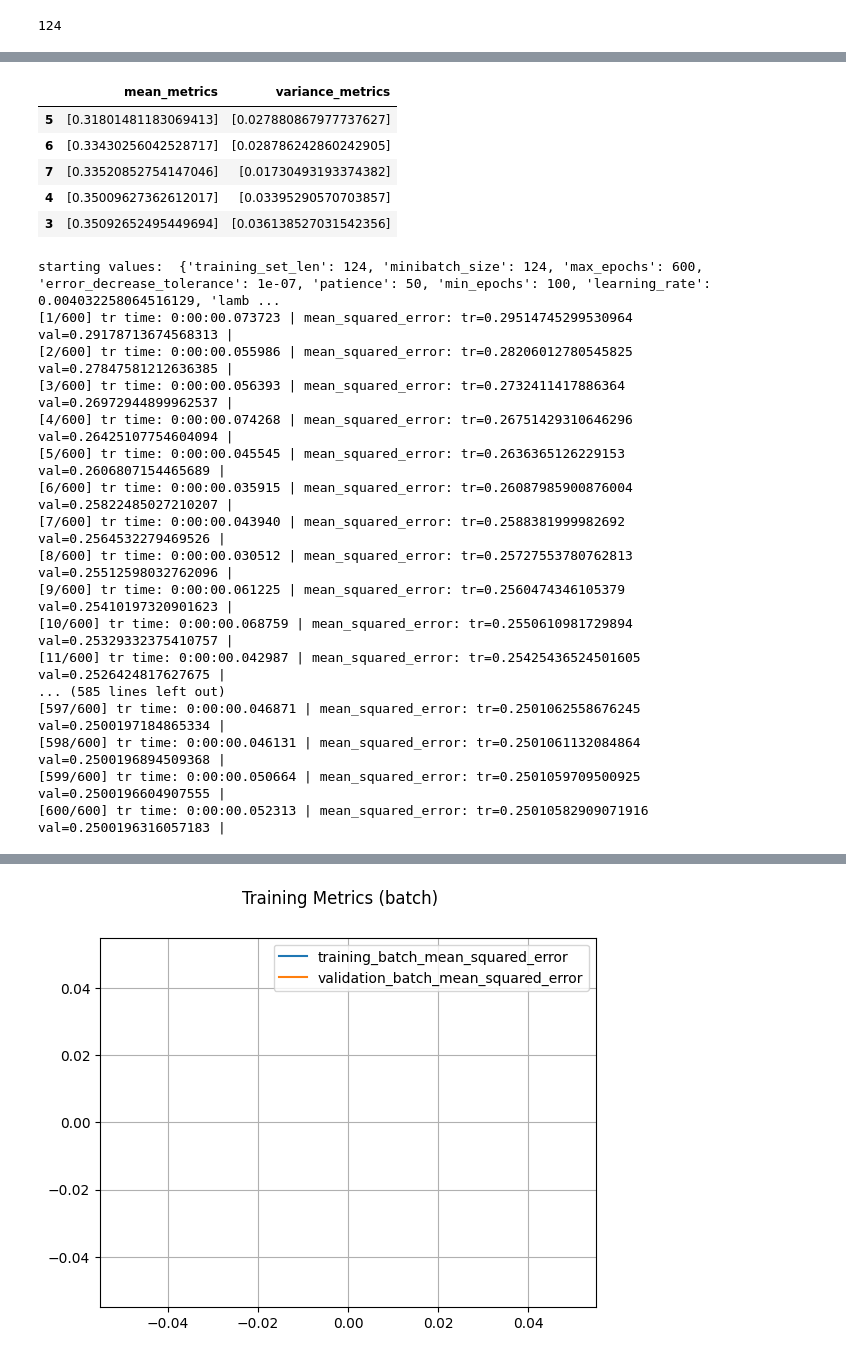
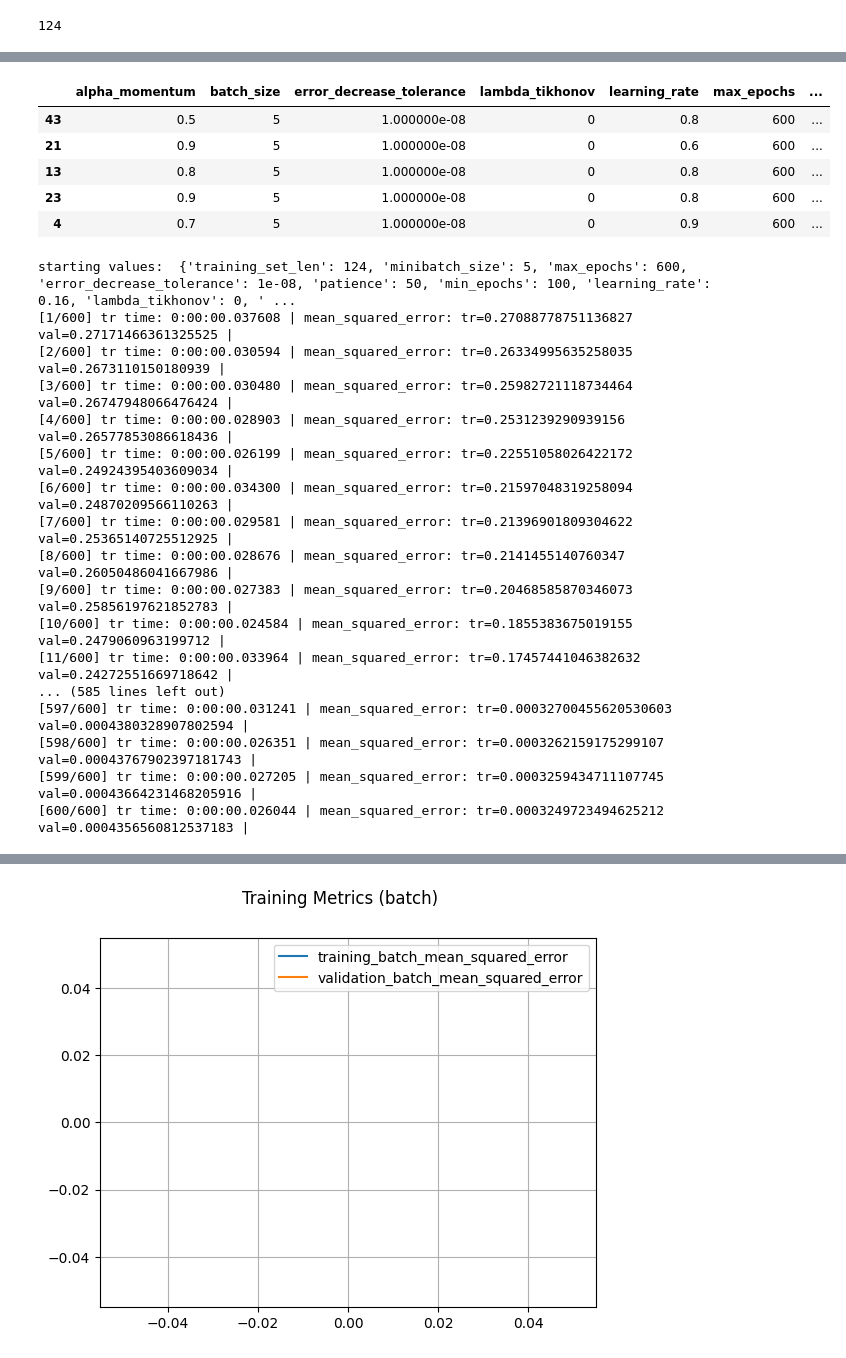
Before and after one commit to JacopoRaffi/ML_Proj_NN, a Jupyter notebook: notebook/nn_test_monk_1.ipynb, the cells around one changed output, grey strips where cells are left out. Drawn from its saved outputs; the diff is of its cells as text; code cells hidden in the pictures.

Commit message:
Model Selection monk 1

```diff
--- a/notebook/nn_test_monk_1.ipynb
+++ b/notebook/nn_test_monk_1.ipynb
@@ -122,5 +113,5 @@ MS.grid_searchKF(training_set, hyperparam_grid, 10, 4, False)
 # %%
-df = pd.read_csv('GS_1.csv')
+df = pd.read_csv('../data/gs_data/monk_1_selection.csv')
 
 df.sample(3, random_state=RANDOM_STATE)
 
@@ -128,14 +119,14 @@ df['mean_metrics'] = df['mean_metrics'].apply(lambda x: ast.literal_eval(x))
 
 df = df.sort_values(by=['mean_metrics'], ascending=True)
 # %%
-df[['mean_metrics', 'variance_metrics']].head(5)
+df.head(5)
 # %% [output]
-|  | mean_metrics | variance_metrics |
-| 5 | [0.31801481183069413] | [0.027880867977737627] |
-| 6 | [0.33430256042528717] | [0.028786242860242905] |
-| 7 | [0.33520852754147046] | [0.01730493193374382] |
-| 4 | [0.35009627362612017] | [0.03395290570703857] |
-| 3 | [0.35092652495449694] | [0.036138527031542356] |
+|  | alpha_momentum | batch_size | error_decrease_tolerance | lambda_tikhonov | learning_rate | max_epochs | ... |
+| 43 | 0.5 | 5 | 1.000000e-08 | 0 | 0.8 | 600 | ... |
+| 21 | 0.9 | 5 | 1.000000e-08 | 0 | 0.6 | 600 | ... |
+| 13 | 0.8 | 5 | 1.000000e-08 | 0 | 0.8 | 600 | ... |
+| 23 | 0.9 | 5 | 1.000000e-08 | 0 | 0.8 | 600 | ... |
+| 4 | 0.7 | 5 | 1.000000e-08 | 0 | 0.9 | 600 | ... |
 # %%
 NN = NeuralNetwork(topology, -0.75, 0.75, False, RANDOM_STATE)
 # %%
@@ -143,16 +134,16 @@ training_set = tr_df_OHE.values
 validation_set = val_df_OHE.values
 metrics = [ErrorFunctions.mean_squared_error, ] #ErrorFunctions.mean_euclidean_error,
 
-batch_size = int(len(training_set)/15)
+batch_size = 5
 max_epochs = 600
 
-error_decrease_tolerance = 0.0000001
+error_decrease_tolerance = 0.00000001
 patience = 50
 min_epochs = 100
 
 lambda_tikhonov = 0
-alpha_momentum = 0.9
-learning_rate = 0.5/batch_size
+alpha_momentum = 0.5
+learning_rate = 0.8/batch_size
 # beacause of the momentum is used the learning rate needs to be a little less?!?!?
 
 collect_datas = True
@@ -162,23 +153,23 @@ verbose = True
 stats = NN.train(training_set, validation_set, batch_size, max_epochs, error_decrease_tolerance, patience, min_epochs,
                    learning_rate, 0, 0, lambda_tikhonov, alpha_momentum, False, metrics, collect_datas, collect_datas_batch, verbose)
 # %% [output]
-starting values:  {'training_set_len': 124, 'minibatch_size': 124, 'max_epochs': 600, 'error_decrease_tolerance': 1e-07, 'patience': 50, 'min_epochs': 100, 'learning_rate': 0.004032258064516129, 'lamb ...
-[1/600] tr time: 0:00:00.073723 | mean_squared_error: tr=0.29514745299530964 val=0.29178713674568313 |
-[2/600] tr time: 0:00:00.055986 | mean_squared_error: tr=0.28206012780545825 val=0.27847581212636385 |
-[3/600] tr time: 0:00:00.056393 | mean_squared_error: tr=0.2732411417886364 val=0.26972944899962537 |
-[4/600] tr time: 0:00:00.074268 | mean_squared_error: tr=0.26751429310646296 val=0.26425107754604094 |
-[5/600] tr time: 0:00:00.045545 | mean_squared_error: tr=0.2636365126229153 val=0.2606807154465689 |
-[6/600] tr time: 0:00:00.035915 | mean_squared_error: tr=0.26087985900876004 val=0.25822485027210207 |
-[7/600] tr time: 0:00:00.043940 | mean_squared_error: tr=0.2588381999982692 val=0.2564532279469526 |
-[8/600] tr time: 0:00:00.030512 | mean_squared_error: tr=0.25727553780762813 val=0.25512598032762096 |
-[9/600] tr time: 0:00:00.061225 | mean_squared_error: tr=0.2560474346105379 val=0.25410197320901623 |
-[10/600] tr time: 0:00:00.068759 | mean_squared_error: tr=0.2550610981729894 val=0.25329332375410757 |
-[11/600] tr time: 0:00:00.042987 | mean_squared_error: tr=0.25425436524501605 val=0.2526424817627675 |
+starting values:  {'training_set_len': 124, 'minibatch_size': 5, 'max_epochs': 600, 'error_decrease_tolerance': 1e-08, 'patience': 50, 'min_epochs': 100, 'learning_rate': 0.16, 'lambda_tikhonov': 0, ' ...
+[1/600] tr time: 0:00:00.037608 | mean_squared_error: tr=0.27088778751136827 val=0.27171466361325525 |
+[2/600] tr time: 0:00:00.030594 | mean_squared_error: tr=0.26334995635258035 val=0.2673110150180939 |
+[3/600] tr time: 0:00:00.030480 | mean_squared_error: tr=0.25982721118734464 val=0.26747948066476424 |
+[4/600] tr time: 0:00:00.028903 | mean_squared_error: tr=0.2531239290939156 val=0.26577853086618436 |
+[5/600] tr time: 0:00:00.026199 | mean_squared_error: tr=0.22551058026422172 val=0.24924395403609034 |
+[6/600] tr time: 0:00:00.034300 | mean_squared_error: tr=0.21597048319258094 val=0.24870209566110263 |
+[7/600] tr time: 0:00:00.029581 | mean_squared_error: tr=0.21396901809304622 val=0.25365140725512925 |
+[8/600] tr time: 0:00:00.028676 | mean_squared_error: tr=0.2141455140760347 val=0.26050486041667986 |
+[9/600] tr time: 0:00:00.027383 | mean_squared_error: tr=0.20468585870346073 val=0.25856197621852783 |
+[10/600] tr time: 0:00:00.024584 | mean_squared_error: tr=0.1855383675019155 val=0.2479060963199712 |
+[11/600] tr time: 0:00:00.033964 | mean_squared_error: tr=0.17457441046382632 val=0.24272551669718642 |
 ... (585 lines left out)
-[597/600] tr time: 0:00:00.046871 | mean_squared_error: tr=0.2501062558676245 val=0.2500197184865334 |
-[598/600] tr time: 0:00:00.046131 | mean_squared_error: tr=0.2501061132084864 val=0.2500196894509368 |
-[599/600] tr time: 0:00:00.050664 | mean_squared_error: tr=0.2501059709500925 val=0.2500196604907555 |
-[600/600] tr time: 0:00:00.052313 | mean_squared_error: tr=0.25010582909071916 val=0.2500196316057183 |
+[597/600] tr time: 0:00:00.031241 | mean_squared_error: tr=0.00032700455620530603 val=0.0004380328907802594 |
+[598/600] tr time: 0:00:00.026351 | mean_squared_error: tr=0.0003262159175299107 val=0.00043767902397181743 |
+[599/600] tr time: 0:00:00.027205 | mean_squared_error: tr=0.0003259434711107745 val=0.00043664231468205916 |
+[600/600] tr time: 0:00:00.026044 | mean_squared_error: tr=0.0003249723494625212 val=0.0004356560812537183 |
 # %%
 tr_predictions = NN.predict_array(training_set[:,:TR_INPUT])
 val_predictions = NN.predict_array(validation_set[:,:TR_INPUT])
```
Also changed, not shown: parts of 13 cells of this notebook, 1 other file.
